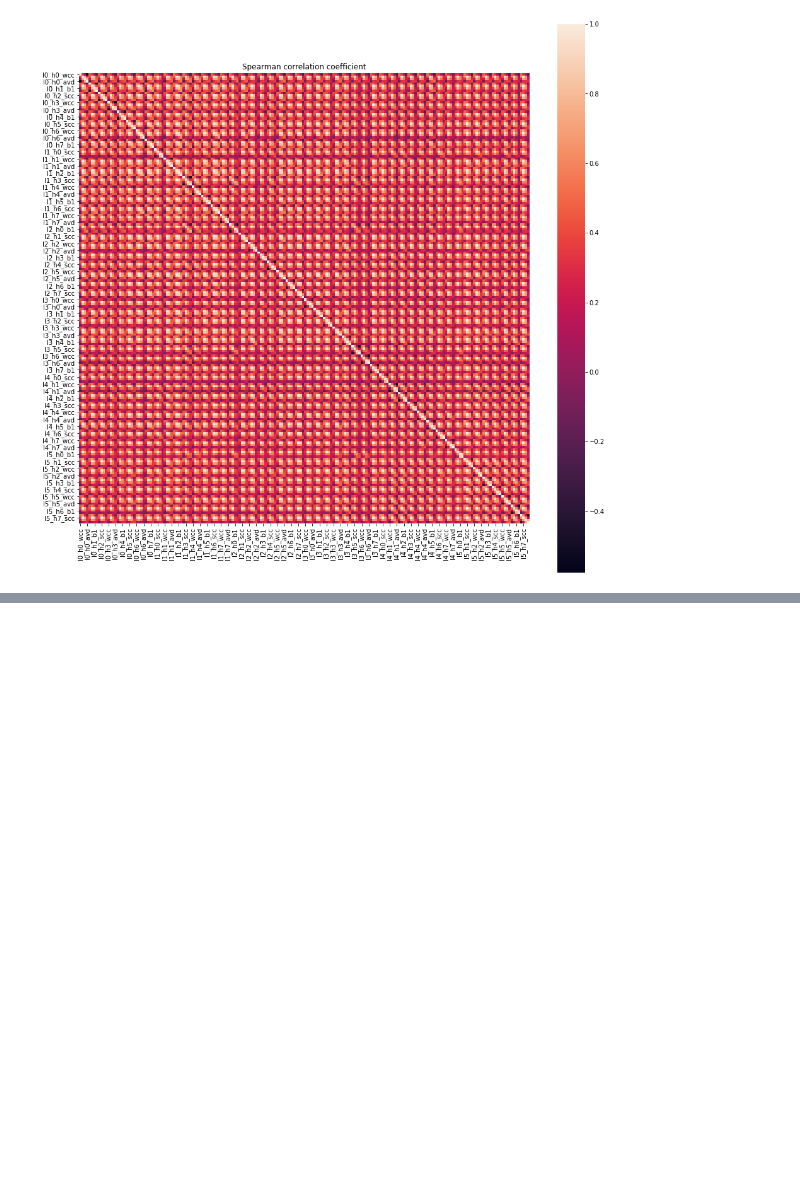
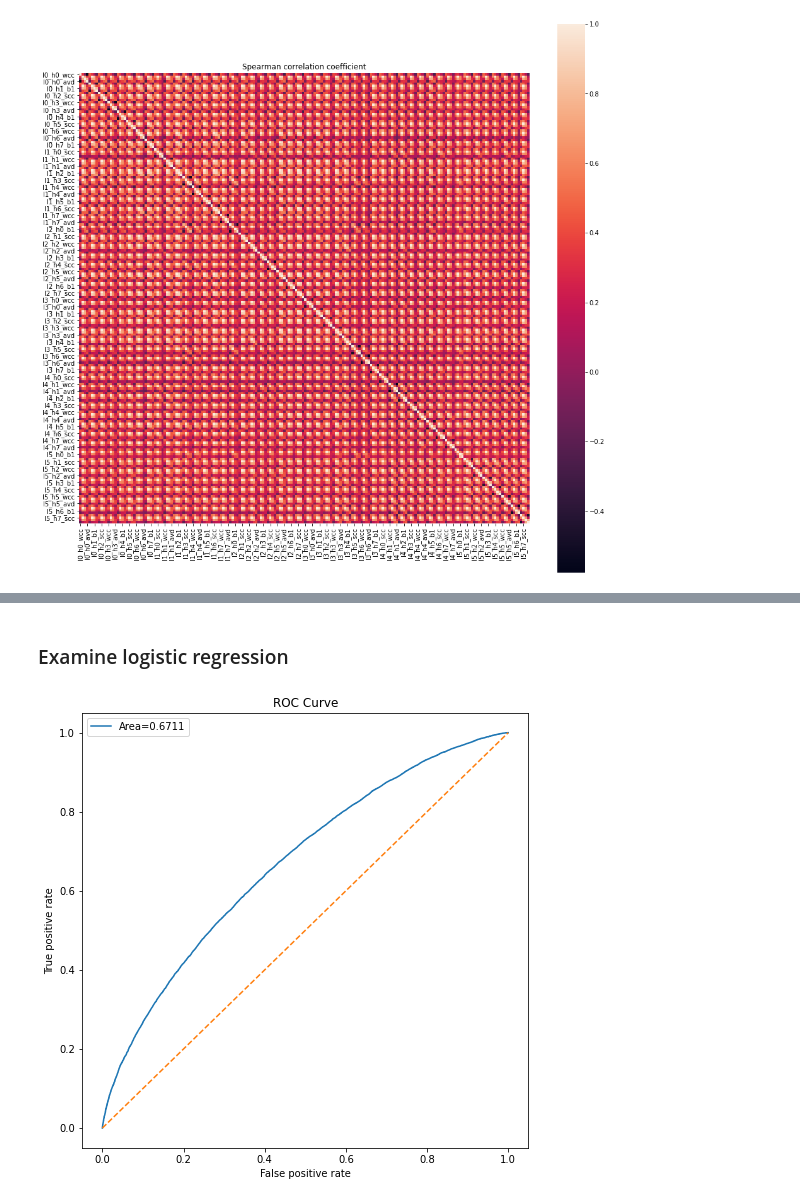
Before and after one commit to no-brainer/tda-mt-mirror, a Jupyter notebook: analysis/tatoeba_bleu_prediction.ipynb, the cells around one changed output, grey strips where cells are left out. Cells and saved outputs as stored; diff of their text form; code cells hidden in the pictures; blank space fills up the shorter version.

```diff
--- a/analysis/tatoeba_bleu_prediction.ipynb
+++ b/analysis/tatoeba_bleu_prediction.ipynb
@@ -483,0 +564,32 @@ plt.show()
+# %% [markdown]
+### Examine logistic regression
+# %%
+bins = np.linspace(0, 1, 2 + 1)[:-1]
+y_train_digitized = np.digitize(y_subtrain, bins)
+y_test_digitized = np.digitize(y_subtest, bins)
+
+model = LogisticRegression(C=best_c[0]).fit(X_subtrain_scaled, y_train_digitized)
+y_probs = model.predict_proba(X_subtest_scaled)
+# %%
+from sklearn.metrics import roc_curve
+from sklearn.metrics import roc_auc_score
+
+fpr, tpr, thresh = roc_curve(y_test_digitized, y_probs[:, 1], pos_label=2)
+area = roc_auc_score(y_test_digitized, y_probs[:, 1])
+# %%
+plt.figure(figsize=(8, 8))
+
+plt.plot(fpr, tpr, label=f"Area={area:.4f}")
+plt.plot([0, 1], [0, 1], color="tab:orange", linestyle="--")
+
+ax = plt.gca()
+ax.set(
+    title="ROC Curve",
+    xlabel="False positive rate",
+    ylabel="True positive rate",
+)
+ax.legend()
+
+plt.show()
+# %% [output]
+[figure, added]
```
Also changed, not shown: parts of 10 cells of this notebook.
